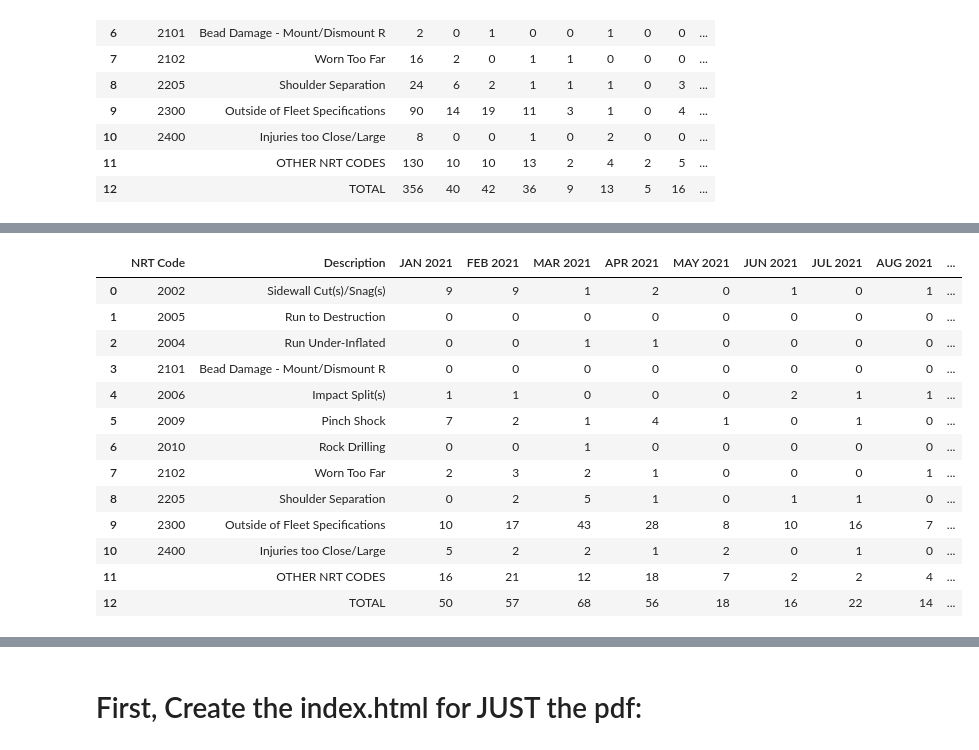
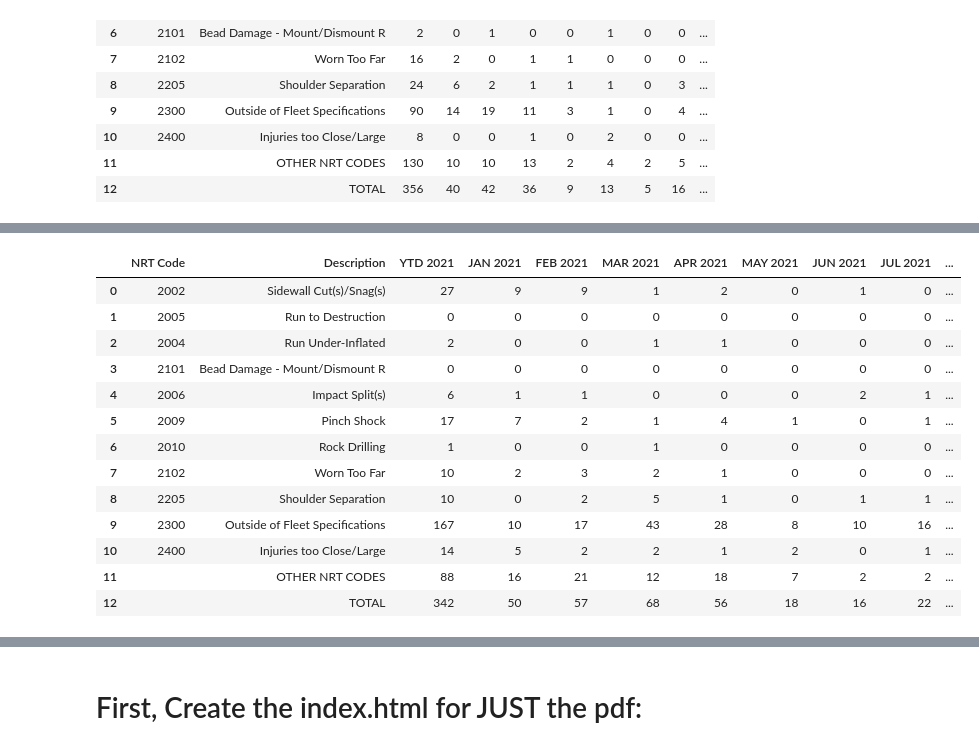
Before and after one commit to alexconerly/temporary_site_for_sams, a Jupyter notebook: PLOTLY_INTERACTIVE_TEST.ipynb, the cells around one changed output, grey strips where cells are left out. Cells and saved outputs as stored; diff of their text form; code cells hidden in the pictures.

```diff
--- a/PLOTLY_INTERACTIVE_TEST.ipynb
+++ b/PLOTLY_INTERACTIVE_TEST.ipynb
@@ -3579,12 +3575,12 @@ html_table2 = create_html_table(Lonestar_NRT_df_sorted_for_html)
 
 # Pull back in last year's data and reformat it again:
 if os.path.isfile(f'CSVs/LONESTAR_NRT_TABLE_{Last_Year}.csv'):
-    Last_Year_NRT_df = pd.read_csv(f'CSVs/LONESTAR_NRT_TABLE_{Last_Year}.csv')
-    Last_Year_NRT_df['NRT Code'] = Last_Year_NRT_df['NRT Code'].fillna(0)
-    Last_Year_NRT_df['NRT Code'] = Last_Year_NRT_df['NRT Code'].astype(int)
-    Last_Year_NRT_df.iloc[-2:, 0] = ''
+    Last_Year_NRT_df_for_PDF = pd.read_csv(f'CSVs/LONESTAR_NRT_TABLE_{Last_Year}.csv')
+    Last_Year_NRT_df_for_PDF['NRT Code'] = Last_Year_NRT_df_for_PDF['NRT Code'].fillna(0)
+    Last_Year_NRT_df_for_PDF['NRT Code'] = Last_Year_NRT_df_for_PDF['NRT Code'].astype(int)
+    Last_Year_NRT_df_for_PDF.iloc[-2:, 0] = ''
 
-Last_Year_NRT_df
+Last_Year_NRT_df_for_PDF
 # Note, you already have this year's data you need, you can use the Swift_Nrt_Codes_df dataframe.
 # %% [output]
 |  | NRT Code | Description | YTD | JAN | FEB | MAR | APR | MAY | JUN | JUL | ... |
@@ -3604,32 +3617,32 @@ Last_Year_NRT_df
 # %%
 # Drop YTD column for each df:
-Last_Year_NRT_df = Last_Year_NRT_df.drop(columns=['YTD'])
-Current_Year_NRT_df = Lonestar_Nrt_Codes_df_with_DASHES.drop(columns=['YTD'])
+# Last_Year_NRT_df = Last_Year_NRT_df.drop(columns=['YTD'])
+Current_Year_NRT_df_for_PDF = Lonestar_Nrt_Codes_df_with_DASHES.copy()
 
 # Rename the columns on Each Year's data so it shows not only the month but also the year:
     # Last Year:
-Last_Year_NRT_df.columns = ['NRT Code', 'Description', f'JAN {Last_Year}', f'FEB {Last_Year}', f'MAR {Last_Year}', f'APR {Last_Year}', f'MAY {Last_Year}', f'JUN {Last_Year}', f'JUL {Last_Year}', f'AUG {Last_Year}', f'SEPT {Last_Year}', f'OCT {Last_Year}', f'NOV {Last_Year}', f'DEC {Last_Year}']
+Last_Year_NRT_df_for_PDF.columns = ['NRT Code', 'Description', f'YTD {Last_Year}', f'JAN {Last_Year}', f'FEB {Last_Year}', f'MAR {Last_Year}', f'APR {Last_Year}', f'MAY {Last_Year}', f'JUN {Last_Year}', f'JUL {Last_Year}', f'AUG {Last_Year}', f'SEPT {Last_Year}', f'OCT {Last_Year}', f'NOV {Last_Year}', f'DEC {Last_Year}']
     # Current Year:
-Current_Year_NRT_df.columns = ['NRT Code', 'Description', f'JAN {Current_Year}', f'FEB {Current_Year}', f'MAR {Current_Year}', f'APR {Current_Year}', f'MAY {Current_Year}', f'JUN {Current_Year}', f'JUL {Current_Year}', f'AUG {Current_Year}', f'SEPT {Current_Year}', f'OCT {Current_Year}', f'NOV {Current_Year}', f'DEC {Current_Year}']
+Current_Year_NRT_df_for_PDF.columns = ['NRT Code', 'Description', f'YTD {Current_Year}', f'JAN {Current_Year}', f'FEB {Current_Year}', f'MAR {Current_Year}', f'APR {Current_Year}', f'MAY {Current_Year}', f'JUN {Current_Year}', f'JUL {Current_Year}', f'AUG {Current_Year}', f'SEPT {Current_Year}', f'OCT {Current_Year}', f'NOV {Current_Year}', f'DEC {Current_Year}']
 
 # For the Current Year, drop columns with dashes:
-Current_Year_NRT_df = Current_Year_NRT_df.loc[:, ~(Current_Year_NRT_df.astype(str) == '-').all()]
+Current_Year_NRT_df_for_PDF = Current_Year_NRT_df_for_PDF.loc[:, ~(Current_Year_NRT_df_for_PDF.astype(str) == '-').all()]
 
-Current_Year_NRT_df
+Current_Year_NRT_df_for_PDF
 # %% [output]
-|  | NRT Code | Description | JAN 2021 | FEB 2021 | MAR 2021 | APR 2021 | MAY 2021 | JUN 2021 | JUL 2021 | AUG 2021 | ... |
-| 0 | 2002 | Sidewall Cut(s)/Snag(s) | 9 | 9 | 1 | 2 | 0 | 1 | 0 | 1 | ... |
+|  | NRT Code | Description | YTD 2021 | JAN 2021 | FEB 2021 | MAR 2021 | APR 2021 | MAY 2021 | JUN 2021 | JUL 2021 | ... |
+| 0 | 2002 | Sidewall Cut(s)/Snag(s) | 27 | 9 | 9 | 1 | 2 | 0 | 1 | 0 | ... |
 | 1 | 2005 | Run to Destruction | 0 | 0 | 0 | 0 | 0 | 0 | 0 | 0 | ... |
-| 2 | 2004 | Run Under-Inflated | 0 | 0 | 1 | 1 | 0 | 0 | 0 | 0 | ... |
+| 2 | 2004 | Run Under-Inflated | 2 | 0 | 0 | 1 | 1 | 0 | 0 | 0 | ... |
 | 3 | 2101 | Bead Damage - Mount/Dismount R | 0 | 0 | 0 | 0 | 0 | 0 | 0 | 0 | ... |
-| 4 | 2006 | Impact Split(s) | 1 | 1 | 0 | 0 | 0 | 2 | 1 | 1 | ... |
-| 5 | 2009 | Pinch Shock | 7 | 2 | 1 | 4 | 1 | 0 | 1 | 0 | ... |
-| 6 | 2010 | Rock Drilling | 0 | 0 | 1 | 0 | 0 | 0 | 0 | 0 | ... |
-| 7 | 2102 | Worn Too Far | 2 | 3 | 2 | 1 | 0 | 0 | 0 | 1 | ... |
-| 8 | 2205 | Shoulder Separation | 0 | 2 | 5 | 1 | 0 | 1 | 1 | 0 | ... |
-| 9 | 2300 | Outside of Fleet Specifications | 10 | 17 | 43 | 28 | 8 | 10 | 16 | 7 | ... |
-| 10 | 2400 | Injuries too Close/Large | 5 | 2 | 2 | 1 | 2 | 0 | 1 | 0 | ... |
-| 11 |  | OTHER NRT CODES | 16 | 21 | 12 | 18 | 7 | 2 | 2 | 4 | ... |
-| 12 |  | TOTAL | 50 | 57 | 68 | 56 | 18 | 16 | 22 | 14 | ... |
+| 4 | 2006 | Impact Split(s) | 6 | 1 | 1 | 0 | 0 | 0 | 2 | 1 | ... |
+| 5 | 2009 | Pinch Shock | 17 | 7 | 2 | 1 | 4 | 1 | 0 | 1 | ... |
+| 6 | 2010 | Rock Drilling | 1 | 0 | 0 | 1 | 0 | 0 | 0 | 0 | ... |
+| 7 | 2102 | Worn Too Far | 10 | 2 | 3 | 2 | 1 | 0 | 0 | 0 | ... |
+| 8 | 2205 | Shoulder Separation | 10 | 0 | 2 | 5 | 1 | 0 | 1 | 1 | ... |
+| 9 | 2300 | Outside of Fleet Specifications | 167 | 10 | 17 | 43 | 28 | 8 | 10 | 16 | ... |
+| 10 | 2400 | Injuries too Close/Large | 14 | 5 | 2 | 2 | 1 | 2 | 0 | 1 | ... |
+| 11 |  | OTHER NRT CODES | 88 | 16 | 21 | 12 | 18 | 7 | 2 | 2 | ... |
+| 12 |  | TOTAL | 342 | 50 | 57 | 68 | 56 | 18 | 16 | 22 | ... |
 # %%
 # To merge, we ONLY want "Category" on ONE df.  We'll drop "NRT Code" and "Description" on ALL dfs that are not the oldest year we're testing.
```
Also changed, not shown: parts of 14 cells of this notebook, 6 other files.
